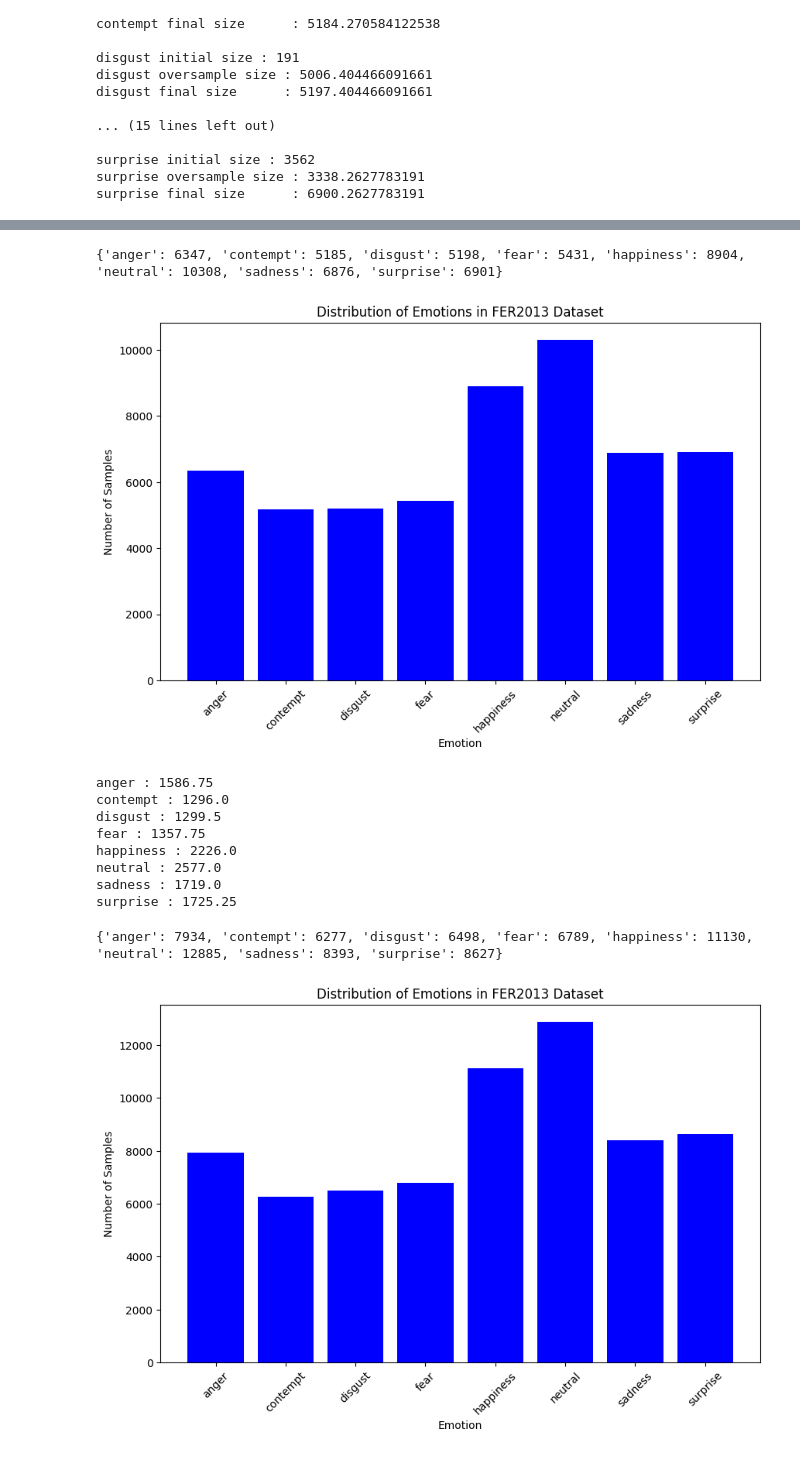
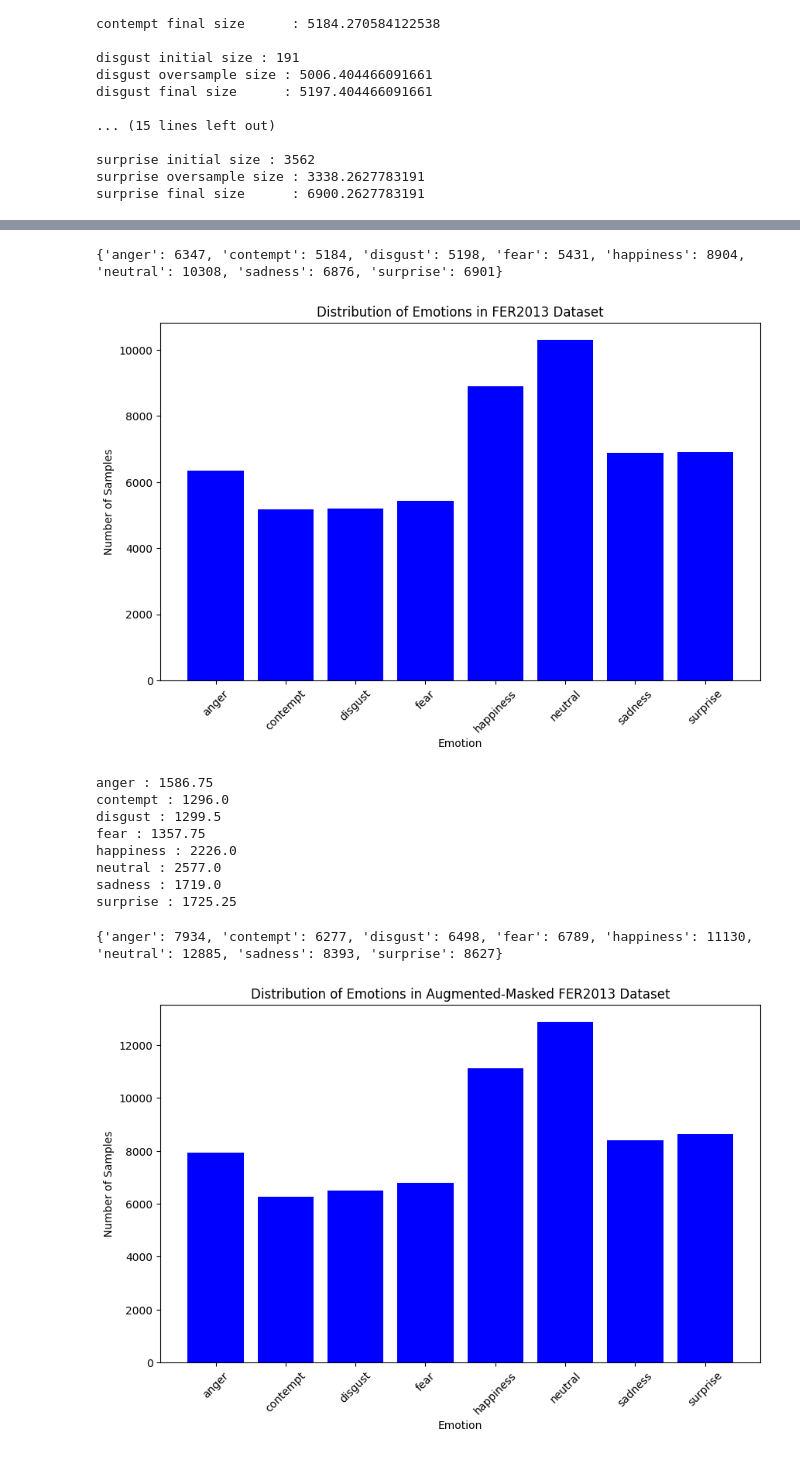
Before and after one commit to VincentiusV/TA_EmotionDetection, a Jupyter notebook: script/calculation.ipynb, the cells around one changed output, grey strips where cells are left out. Drawn from its saved outputs; the diff is of its cells as text; code cells hidden in the pictures.

```diff
--- a/script/calculation.ipynb
+++ b/script/calculation.ipynb
@@ -155,3 +154,24 @@ disgust final size      : 5197.404466091661
 surprise initial size : 3562
 surprise oversample size : 3338.2627783191
 surprise final size      : 6900.2627783191
+# %%
+augmented_dir  = '../dataset/augmented_old'
+
+labels = ['anger', 'contempt', 'disgust', 'fear', 'happiness', 'neutral', 'sadness', 'surprise']
+
+augmented_emotion_counts = {label: 0 for label in labels}
+
+for label in labels:
+    label_dir = os.path.join(augmented_dir, label)
+    augmented_num_images = len(os.listdir(label_dir))
+    augmented_emotion_counts[label] = augmented_num_images
+
+print (augmented_emotion_counts)
+
+plt.figure(figsize=(10, 6))
+plt.bar(augmented_emotion_counts.keys(), augmented_emotion_counts.values(), color='blue')
+plt.title('Distribution of Emotions in FER2013 Dataset')
+plt.xlabel('Emotion')
+plt.ylabel('Number of Samples')
+plt.xticks(rotation=45)
+plt.show()
@@ -177,7 +200,7 @@ plt.ylabel('Number of Samples')
 plt.xticks(rotation=45)
 plt.show()
 # %% [output]
-{'anger': 6347, 'contempt': 5185, 'disgust': 5198, 'fear': 5431, 'happiness': 8904, 'neutral': 10308, 'sadness': 6876, 'surprise': 6901}
+{'anger': 6347, 'contempt': 5184, 'disgust': 5198, 'fear': 5431, 'happiness': 8904, 'neutral': 10308, 'sadness': 6876, 'surprise': 6901}
 [figure]
 # %%
 augmented_emotion_counts_divided = {}  # Define the dictionary before using it
@@ -198,25 +221,25 @@ surprise : 1725.25
 # %%
 augmented_dir  = '../dataset/augmented_masked'
 
 labels = ['anger', 'contempt', 'disgust', 'fear', 'happiness', 'neutral', 'sadness', 'surprise']
 # labels = ['anger','contempt', 'disgust', 'fear', 'happiness', 'neutral', 'sadness', 'surprise']
 
 augmented_emotion_counts = {label: 0 for label in labels}
 
 for label in labels:
     label_dir = os.path.join(augmented_dir, label)
     augmented_num_images = len(os.listdir(label_dir))
     augmented_emotion_counts[label] = augmented_num_images
 
 print (augmented_emotion_counts)
 
 plt.figure(figsize=(10, 6))
 plt.bar(augmented_emotion_counts.keys(), augmented_emotion_counts.values(), color='blue')
-plt.title('Distribution of Emotions in FER2013 Dataset')
+plt.title('Distribution of Emotions in Augmented-Masked FER2013 Dataset')
 plt.xlabel('Emotion')
 plt.ylabel('Number of Samples')
 plt.xticks(rotation=45)
 plt.show()
 # %% [output]
 {'anger': 7934, 'contempt': 6277, 'disgust': 6498, 'fear': 6789, 'happiness': 11130, 'neutral': 12885, 'sadness': 8393, 'surprise': 8627}
-[figure, old version]
+[figure, new version]
```
Also changed, not shown: parts of 5 cells of this notebook, 4 other files.
